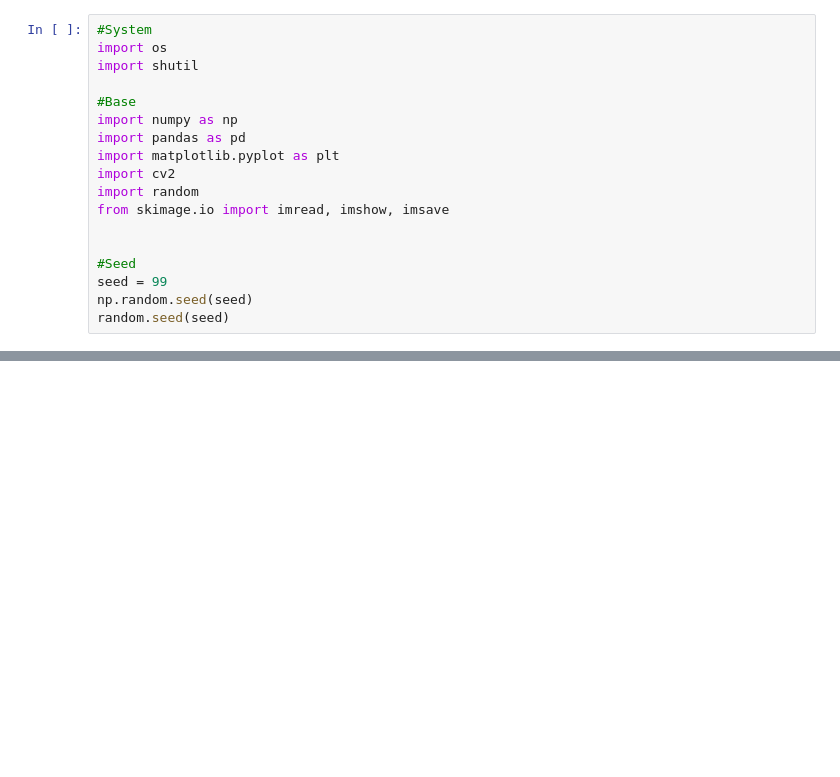
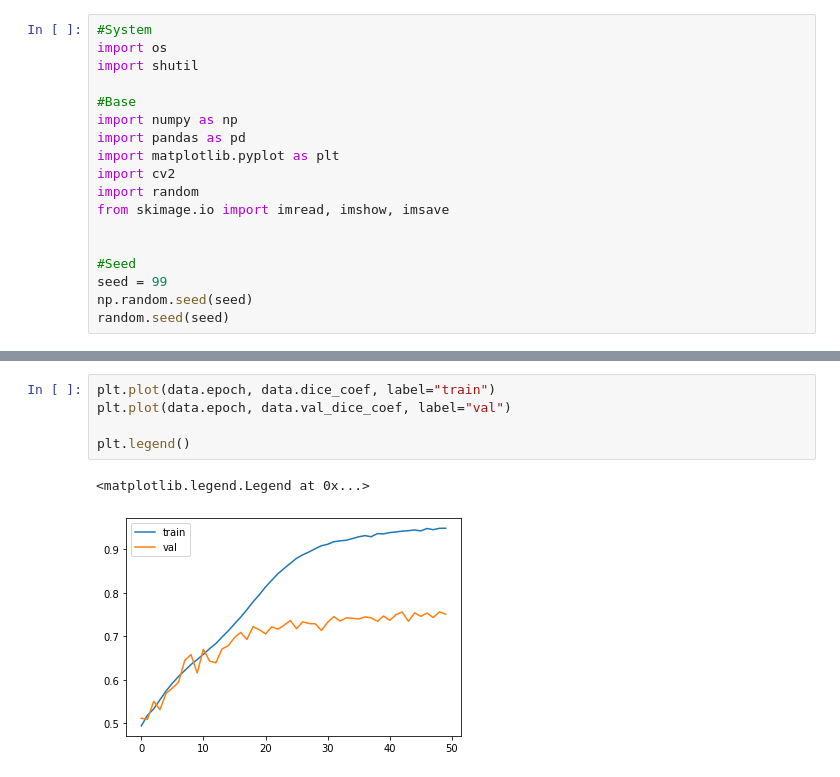
Before and after one commit to RobertVoropaev/InteriorRecognitionSystem, a Jupyter notebook: 5.Metrics.ipynb, the cells around one changed output, grey strips where cells are left out. Drawn from its saved outputs; the diff is of its cells as text; blank space fills up the shorter version.

```diff
--- a/5.Metrics.ipynb
+++ b/5.Metrics.ipynb
@@ -69,0 +29,8 @@ epoch
+# %%
+plt.plot(data.epoch, data.dice_coef, label="train")
+plt.plot(data.epoch, data.val_dice_coef, label="val")
+
+plt.legend()
+# %% [output]
+<matplotlib.legend.Legend at 0x...>
+[figure, added]
```
Also changed, not shown: parts of 9 cells of this notebook, 15 other files.
